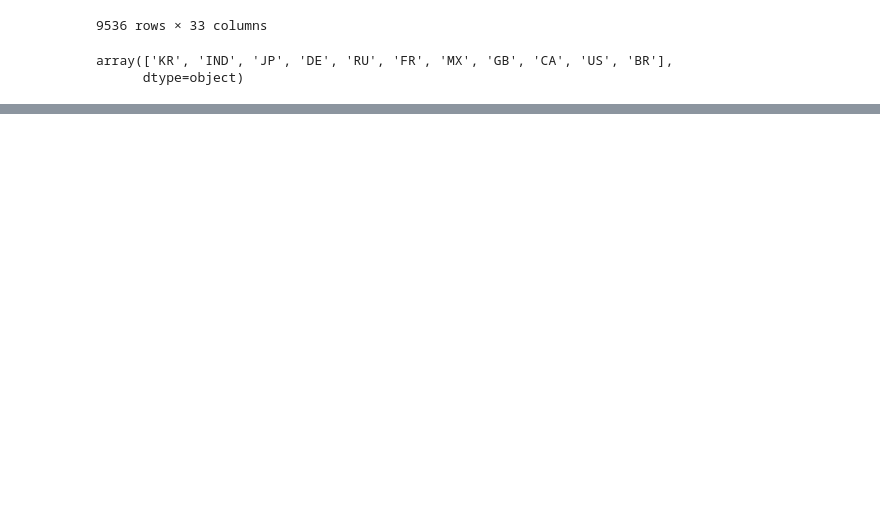
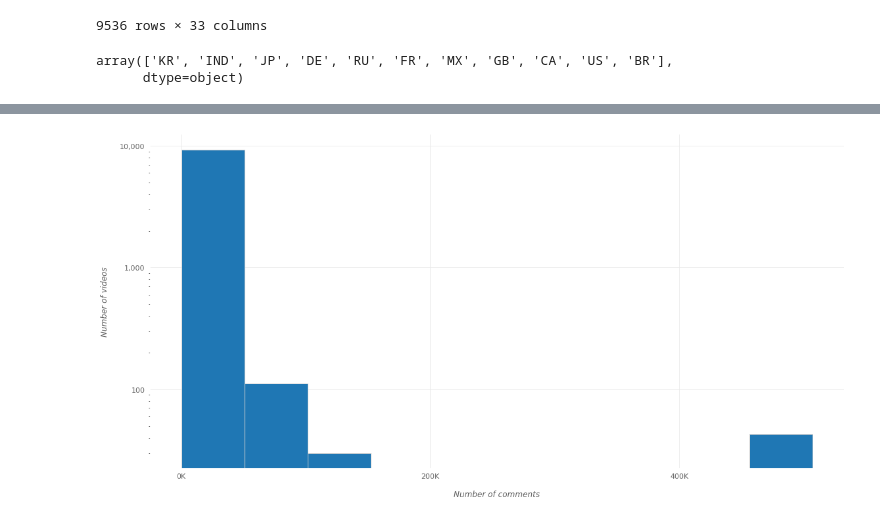
Before and after one commit to Youtube-Data-Analysis/top_200, a Jupyter notebook: cristian_explore.ipynb, the cells around one changed output, grey strips where cells are left out. Saved outputs shown, nothing was run; the diff lists cells and outputs as text; code cells hidden in the pictures; blank space fills up the shorter version.

```diff
--- a/cristian_explore.ipynb
+++ b/cristian_explore.ipynb
@@ -969,2 +1229,0 @@ Name: region, Length: 9536, dtype: object
-# %%
-df=df.drop(columns=('description'))
@@ -972,0 +1230,11 @@ df.to_csv('youtube_tren.csv')
+# %%
+ax = df['comment_count'].plot(kind='hist', figsize=(16,8),
+                           logy=True, lw=1, ec='lightgray');
+plot_conf(ax, xlbl='Number of comments', ylbl='Number of videos', ticklbl_size=11, lbl_size=12)
+formatter = ticker.FuncFormatter(func=lambda x,y: '{:.0f}K'.format(x/1e3))
+ax.xaxis.set_major_locator(ticker.MultipleLocator(200000))
+ax.xaxis.set_major_formatter(ticker.FuncFormatter(formatter));
+ax.yaxis.set_major_formatter(ticker.StrMethodFormatter(fmt='{x:,.0f}'))
+plt.tight_layout()
+# %% [output]
+[figure, added]
```
Also changed, not shown: parts of 31 cells of this notebook, 2 other files.
